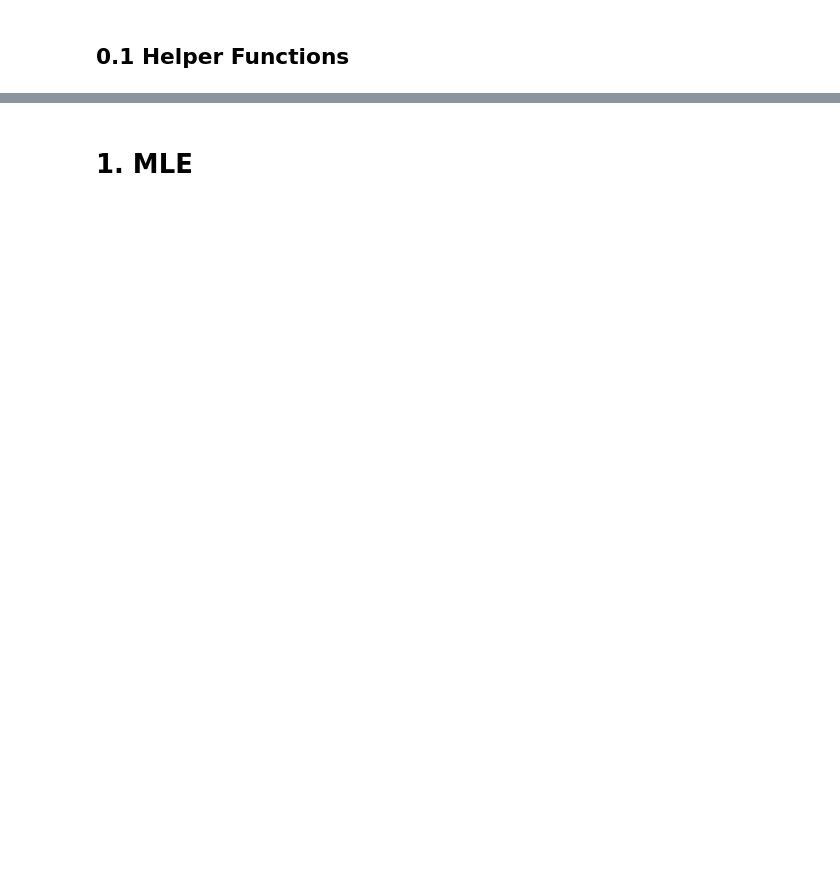
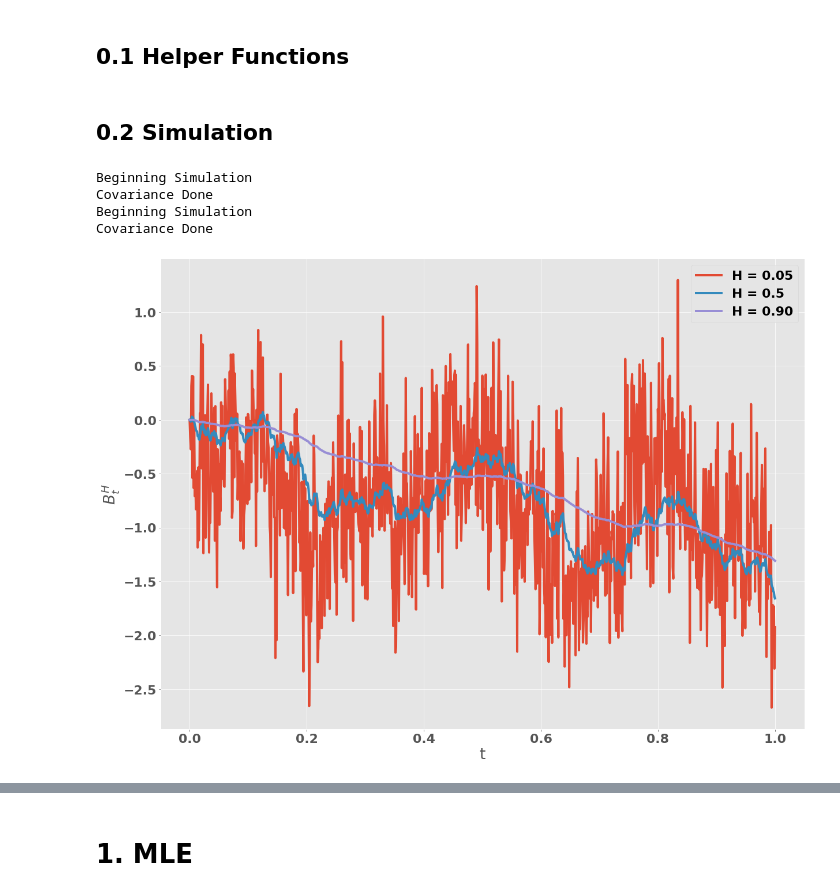
Before and after one commit to Jamjam1729/Dissertation, a Jupyter notebook: Dissertation.ipynb, the cells around one changed output, grey strips where cells are left out. Saved outputs shown, nothing was run; the diff lists cells and outputs as text; code cells hidden in the pictures; blank space fills up the shorter version.

```diff
--- a/Dissertation.ipynb
+++ b/Dissertation.ipynb
@@ -1,18 +1,26 @@
 # %% [markdown]
 # 0. Setup
 # %%
+# Import packages needed for other analysis
+
 import numpy as np
 from numpy.testing import assert_almost_equal
 import pandas as pd
 from matplotlib import pyplot as plt
+plt.rcParams['figure.figsize'] = (20, 15)
+plt.style.use('ggplot')
 
+font = {'family' : 'normal',
+        'weight' : 'bold',
+        'size'   : 22}
+
+plt.rc('font', **font)
+plt.rc('lines', linewidth=4.0)
 import scipy
 from scipy.optimize import minimize, brentq, newton
 
 from scipy.stats import norm, jarque_bera
 from statsmodels.stats.diagnostic import lilliefors
 
-
-
 import warnings
 warnings.filterwarnings('ignore')
@@ -130,13 +177,19 @@ assert_almost_equal(get_IV_from_price(100, 0, 90, 1, 0, 34.77223 ), 0.8, decimal
+# %% [markdown]
+## 0.2 Simulation
 # %%
 ## Simulation
 
-def simulate_bm_fbm(n_sims, n_steps, T, H, rng = None, do_both_paths = True):
-    #returns B and BH paths; both needed for simulation later
+def simulate_bm_fbm(n_sims, n_steps, T, H,
+        rng = None, do_both_paths = True):
+    #returns B and BH paths; simulating fBM is critcal for
+    # the dissertation, but being able to simulate both at
+    # once is needed for specific tasks in the RFSV setup.
 
     if rng is None:
         rng = np.random.default_rng(seed = 1729)
 
-    variates = rng.normal(loc = 0, scale = 1, size = (n_sims, n_steps))
+    variates = rng.normal(loc = 0, scale = 1,
+        size = (n_sims, n_steps))
     B_path = None
     BH_path = np.zeros([n_sims, n_steps + 1])
 
@@ -145,7 +198,8 @@ def simulate_bm_fbm(n_sims, n_steps, T, H, rng = None, do_both_paths = True):
     if do_both_paths or H == 0.5:
         B_path = np.zeros([n_sims, n_steps + 1])
         for i in range(0, n_steps):
-            B_path[:, i + 1] = B_path[:, i] + delta ** 0.5 * variates[:, i]
+            B_path[:, i + 1] = B_path[:, i]  \
+            + delta ** 0.5 * variates[:, i]
 
     if H != 0.5:
         print('Beginning Simulation')
@@ -155,27 +209,37 @@ def simulate_bm_fbm(n_sims, n_steps, T, H, rng = None, do_both_paths = True):
         corr_variates = (L @ variates.T).T
 
         for i in range(0, n_steps):
-            BH_path[:, i + 1] = BH_path[:, i] + corr_variates[:, i] * delta ** H
+            BH_path[:, i + 1] = BH_path[:, i] \
+            + corr_variates[:, i] * delta ** H
     else:
         BH_path = B_path
 
     return B_path, BH_path
 # %%
 def make_fbm_plots():
+    # Uses the simulation function to make some plots of
+    # various instances of fBM.
 
     n_steps = 1024
     T = 1
 
     span = np.linspace(0, T, n_steps + 1)
 
     out = simulate_bm_fbm(1, n_steps, T, 0.05)[1]
     plt.plot(span, out.T, label = "H = 0.05")
 
     out = simulate_bm_fbm(1, n_steps, T, 0.5)[1]
     plt.plot(span, out.T, label = "H = 0.5")
 
-    out = simulate_bm_fbm(1, n_steps, T, 0.95)[1]
+    out = simulate_bm_fbm(1, n_steps, T, 0.90)[1]
     plt.plot(span, out.T, label = "H = 0.90")
-
+    plt.xlabel("t")
+    plt.ylabel("$B^H_t$")
     plt.legend()
 make_fbm_plots()
+# %% [output]
+Beginning Simulation
+Covariance Done
+Beginning Simulation
+Covariance Done
+[figure, added]
```
Also changed, not shown: parts of 46 cells of this notebook, 7 other files.
